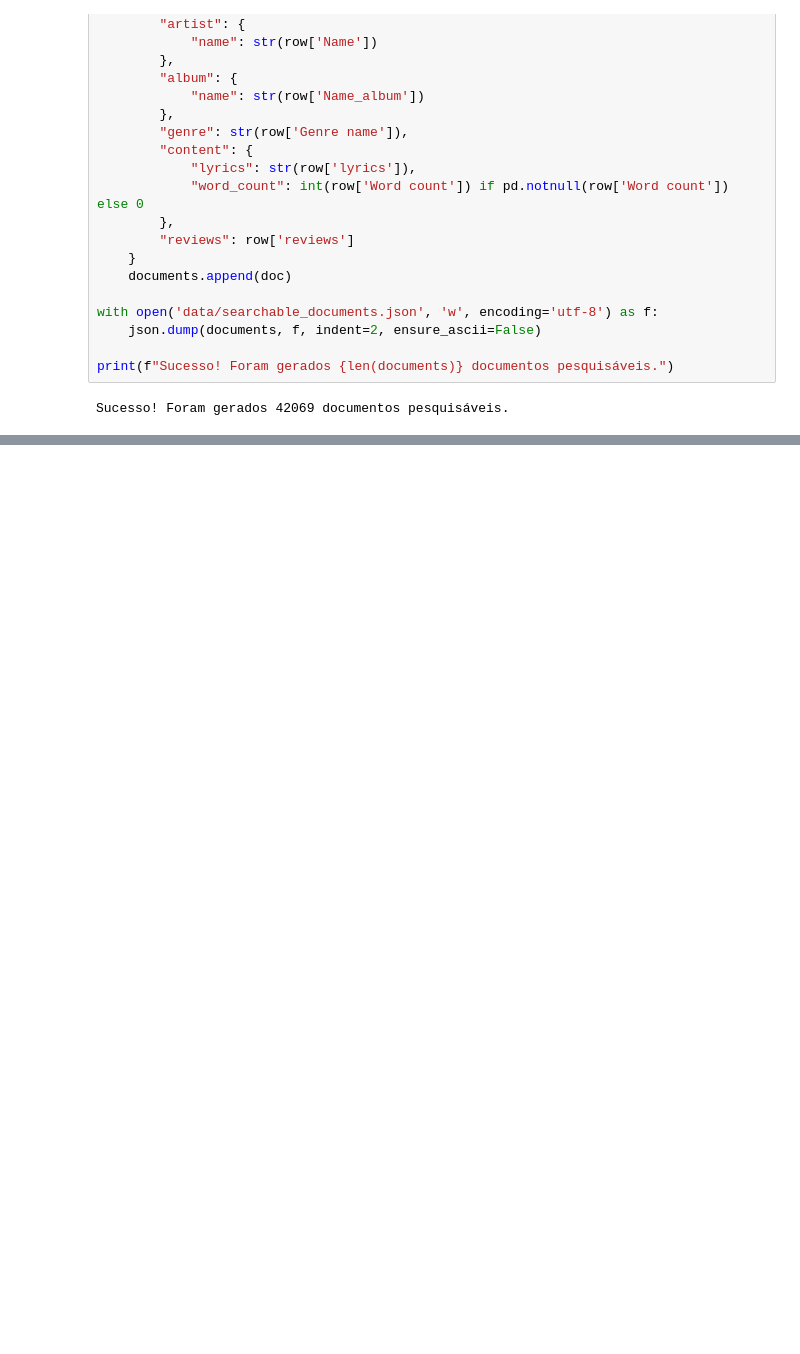
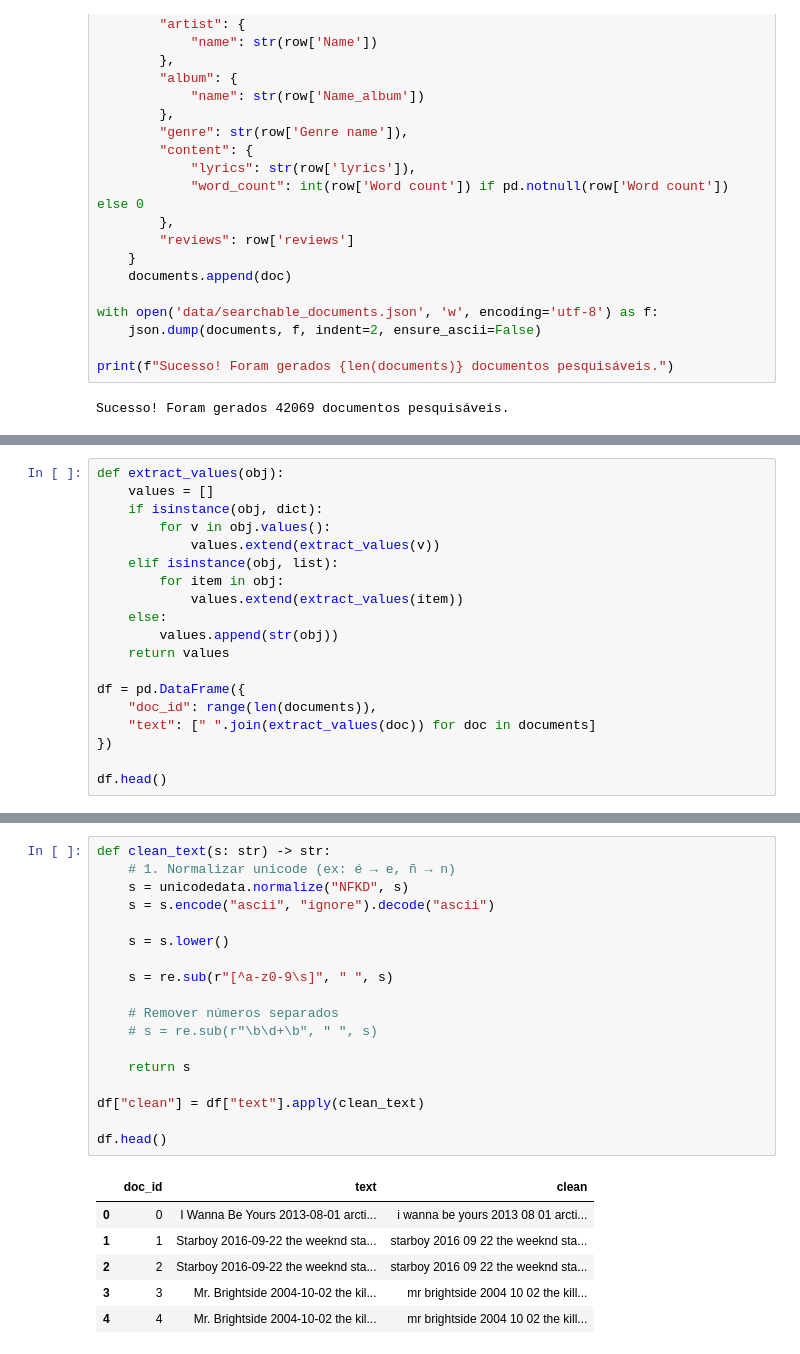
Before and after one commit to nunollages/IPAI, a Jupyter notebook: Code.ipynb, the cells around one changed output, grey strips where cells are left out. Cells and saved outputs as stored; diff of their text form; blank space fills up the shorter version.

Commit message:
clean_text function

```diff
--- a/Code.ipynb
+++ b/Code.ipynb
@@ -634,0 +639,19 @@ Sucesso! Foram gerados 42069 documentos pesquisáveis.
+# %%
+def extract_values(obj):
+    values = []
+    if isinstance(obj, dict):
+        for v in obj.values():
+            values.extend(extract_values(v))
+    elif isinstance(obj, list):
+        for item in obj:
+            values.extend(extract_values(item))
+    else:
+        values.append(str(obj))
+    return values
+
+df = pd.DataFrame({
+    "doc_id": range(len(documents)),
+    "text": [" ".join(extract_values(doc)) for doc in documents]
+})
+
+df.head()
@@ -634,0 +665,25 @@ Sucesso! Foram gerados 42069 documentos pesquisáveis.
+# %%
+def clean_text(s: str) -> str:
+    # 1. Normalizar unicode (ex: é → e, ñ → n)
+    s = unicodedata.normalize("NFKD", s)
+    s = s.encode("ascii", "ignore").decode("ascii")
+
+    s = s.lower()
+
+    s = re.sub(r"[^a-z0-9\s]", " ", s)
+
+    # Remover números separados
+    # s = re.sub(r"\b\d+\b", " ", s)
+
+    return s
+
+df["clean"] = df["text"].apply(clean_text)
+
+df.head()
+# %% [output]
+|  | doc_id | text | clean |
+| 0 | 0 | I Wanna Be Yours 2013-08-01 arcti... | i wanna be yours 2013 08 01 arcti... |
+| 1 | 1 | Starboy 2016-09-22 the weeknd sta... | starboy 2016 09 22 the weeknd sta... |
+| 2 | 2 | Starboy 2016-09-22 the weeknd sta... | starboy 2016 09 22 the weeknd sta... |
+| 3 | 3 | Mr. Brightside 2004-10-02 the kil... | mr brightside 2004 10 02 the kill... |
+| 4 | 4 | Mr. Brightside 2004-10-02 the kil... | mr brightside 2004 10 02 the kill... |
```
Also changed, not shown: parts of 3 cells of this notebook, 1 other file.
